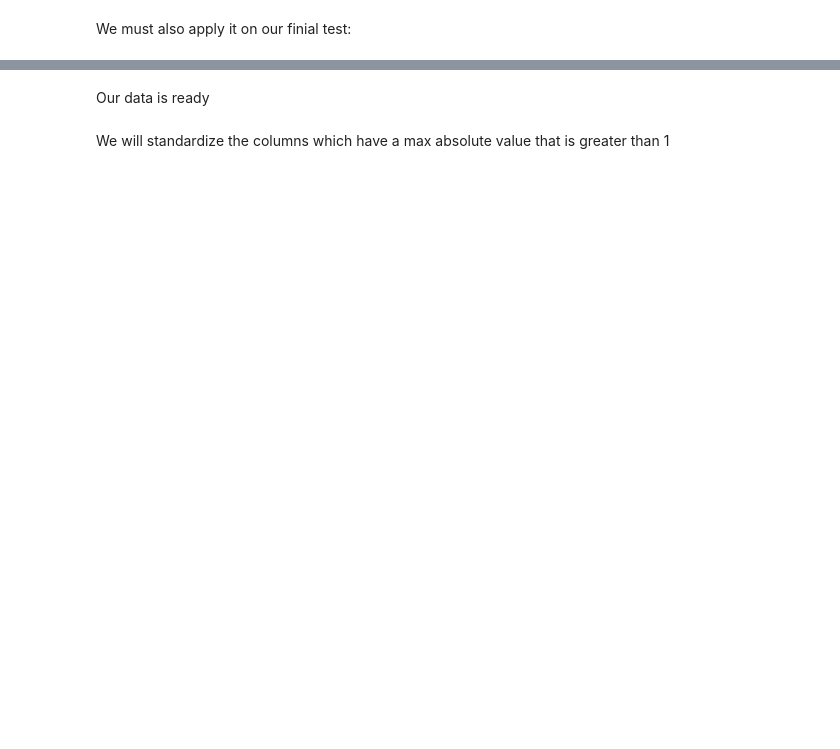
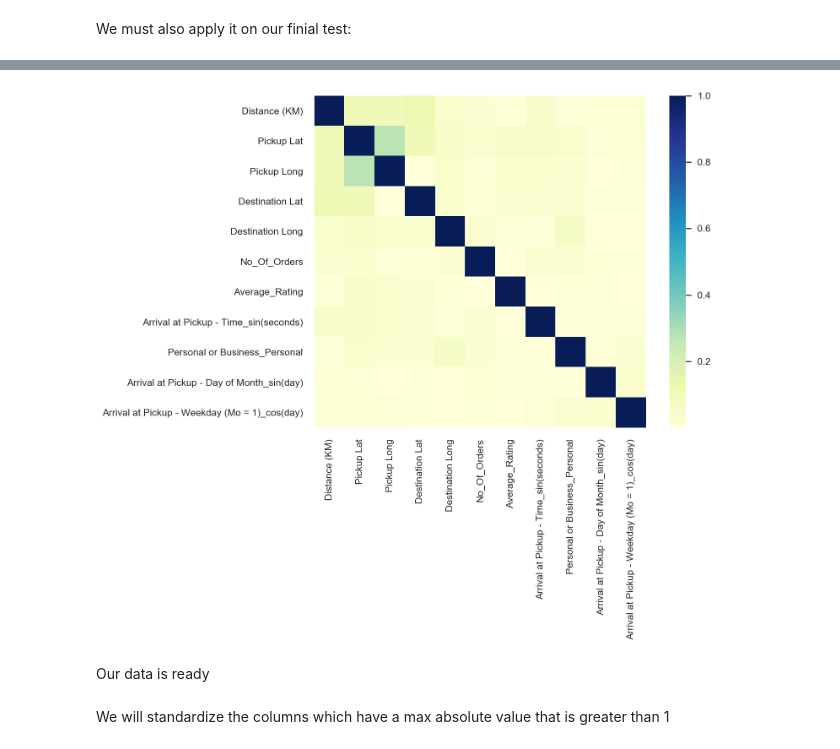
Before and after one commit to Mangalis0/Zindi-Regression-Hackathon, a Jupyter notebook: sam_regression.ipynb, the cells around one changed output, grey strips where cells are left out. Saved outputs shown, nothing was run; the diff lists cells and outputs as text; code cells hidden in the pictures; blank space fills up the shorter version.

```diff
--- a/sam_regression.ipynb
+++ b/sam_regression.ipynb
@@ -195,0 +296,3 @@ Dataframe now has 18 from 26 input columns
+# %%
+data = pd.concat([X1, y], axis=1)
+data.columns
@@ -195,0 +337,19 @@ Dataframe now has 18 from 26 input columns
+# %%
+data['Temperature'].fillna(data['Temperature'].median(), inplace=True)
+# %%
+corrs = data.corr()['Time from Pickup to Arrival'].sort_values(ascending=False)
+
+from scipy.stats import pearsonr
+
+# Build a dictionary of correlation coefficients and p-values
+dict_cp = {}
+
+column_titles = [col for col in corrs.index if col!= 'Time from Pickup to Arrival']
+for col in column_titles:
+    p_val = round(pearsonr(data[col], data['Time from Pickup to Arrival'])[1],6)
+    dict_cp[col] = {'Correlation_Coefficient':corrs[col],
+                    'P_Value':p_val}
+
+df_cp = pd.DataFrame(dict_cp).T
+df_cp_sorted = df_cp.sort_values('P_Value')
+df_cp_sorted
@@ -196,3 +374,17 @@ Dataframe now has 18 from 26 input columns
+# %%
+to_drop = df_cp_sorted[df_cp_sorted['P_Value'] > 0.1].index
+X_train.drop(columns=to_drop, inplace=True)
+X_test.drop(columns=to_drop, inplace=True)
+F_test.drop(columns=to_drop, inplace=True)
+X1.drop(columns=to_drop, inplace=True)
+# %%
+corr_matrix = X_train.corr(method = "spearman").abs()
+sns.set(font_scale = 1.0)
+f, ax = plt.subplots(figsize=(11, 9))
+sns.heatmap(corr_matrix, cmap= "YlGnBu", square=True, ax = ax)
+f.tight_layout()
+# %% [output]
+[figure, added]
 # %% [markdown]
 Our data is ready
 # %% [markdown]
```
Also changed, not shown: parts of 31 cells of this notebook.
